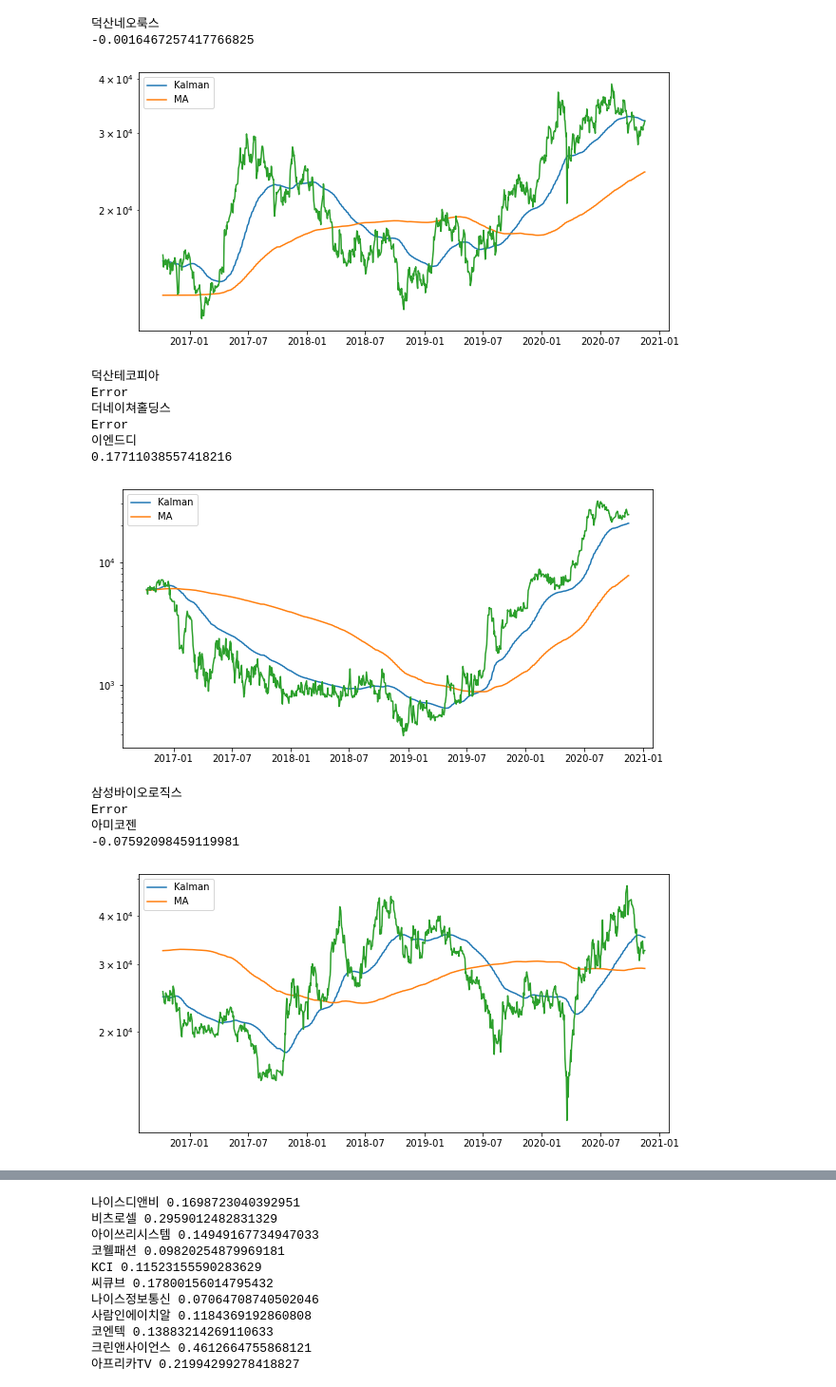
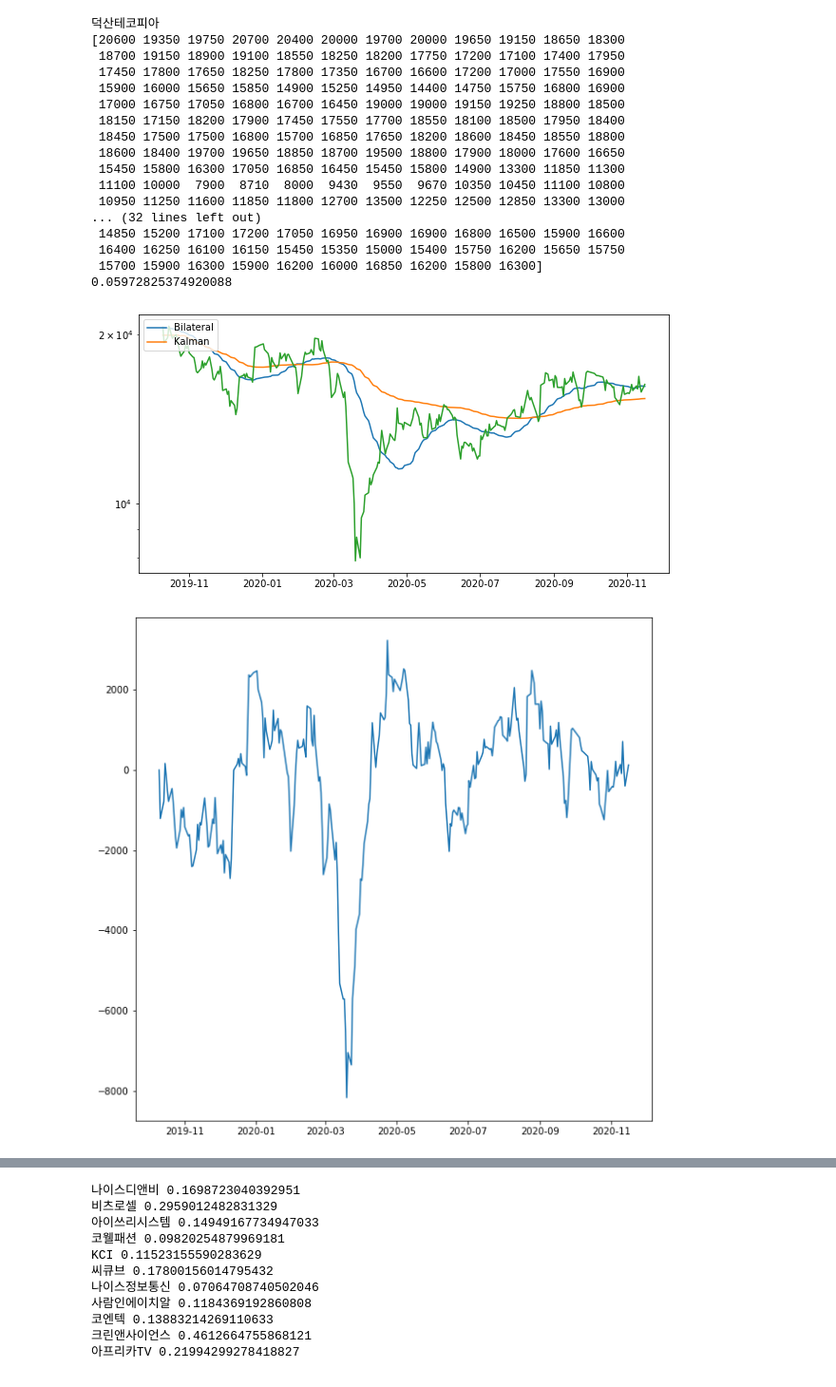
Before and after one commit to treelog/project-1, a Jupyter notebook: Untitled.ipynb, the cells around one changed output, grey strips where cells are left out. Shown at 95% size. Drawn from its saved outputs; the diff is of its cells as text; code cells hidden in the pictures.

Commit message:
error correction

```diff
--- a/Untitled.ipynb
+++ b/Untitled.ipynb
@@ -15,8 +15,13 @@ def draw(name, good_list, bad_list, country = 'kr', start_date='20130201', end_d
 
     p = l[start_index:]
 
+    mean_p = np.mean(np.array(p))
+    bilateral = BilateralFilter(61, sigma_d=mean_p//3, sigma_i=mean_p, n_iter=1)
     kalman = Kalman(Q=0.001)
     kal = ma(kalman(p), 0, k=10)
+    bil = bilateral.fit_transform(np.array(p))
+    #print(bil)
+    #print(p)
     ma_480 = ma(l, start_index, k=480)
     ma_240 = ma(l, start_index, k=240)
     ma_60 = ma(l, start_index, k=60)
@@ -33,8 +38,9 @@ def draw(name, good_list, bad_list, country = 'kr', start_date='20130201', end_d
     dr = ma(derivative(ma_240),0, k=60)
     dr = derivative_abs(dr)
     plt.figure(figsize=(10,5))
+    plt.plot(x, bil, label='Bilateral')
     plt.plot(x, kal, label='Kalman')
-    plt.plot(x, ma_480, label='MA')
+    #plt.plot(x, ma_480, label='MA')
     #plt.plot(x, ma_240)
     plt.plot(x, p)
     #plt.plot(x, ma_20, label='MA')
@@ -44,40 +50,44 @@ def draw(name, good_list, bad_list, country = 'kr', start_date='20130201', end_d
         plt.axvline(x=good, color='b', linestyle=':', linewidth=1)
     plt.yscale('log')
     plt.legend(loc='upper left')
+    #plt.show()
+    plt.figure(figsize=(10,10))
+    plt.plot(x, p-bil)
+    #plt.plot(x, np.zeros(len(dr)))
+    p#lt.yscale('log')
     plt.show()
-    #plt.figure(figsize=(10,10))
-    #plt.plot(x, dr)
-    #plt.plot(x, np.zeros(len(dr)))
-    #plt.yscale('log')
-    #plt.show()
 # %%
 stock_list = list(pd.read_csv('stock_list_kr.csv')['stock_name'])
 stock_list = [s.split(':')[1] for s in stock_list]
-#stock_list = ['051910', '035900']
-start_date='20161010'
+stock_list = ['317330']
+start_date='20191010'
 end_date='20201116'
-for name in stock_list[-10:]:
+for name in stock_list[0:10]:
     try:
         print(stock.get_market_ticker_name(name))
         #good_list, bad_list = function.backtest(name, date(int(start_date[:4]),int(start_date[4:6]),int(start_date[6:8])),
         #                                        date(int(end_date[:4]),int(end_date[4:6]),int(end_date[6:8])), country='kr')
         draw(name, [],[], 'kr', start_date, end_date)
         #draw(name, good_list, bad_list, 'kr', start_date, end_date)
     except:
         print('Error')
 # %% [output]
-덕산네오룩스
--0.0016467257417766825
+덕산테코피아
+[20600 19350 19750 20700 20400 20000 19700 20000 19650 19150 18650 18300
+ 18700 19150 18900 19100 18550 18250 18200 17750 17200 17100 17400 17950
+ 17450 17800 17650 18250 17800 17350 16700 16600 17200 17000 17550 16900
+ 15900 16000 15650 15850 14900 15250 14950 14400 14750 15750 16800 16900
+ 17000 16750 17050 16800 16700 16450 19000 19000 19150 19250 18800 18500
+ 18150 17150 18200 17900 17450 17550 17700 18550 18100 18500 17950 18400
+ 18450 17500 17500 16800 15700 16850 17650 18200 18600 18450 18550 18800
+ 18600 18400 19700 19650 18850 18700 19500 18800 17900 18000 17600 16650
+ 15450 15800 16300 17050 16850 16450 15450 15800 14900 13300 11850 11300
+ 11100 10000  7900  8710  8000  9430  9550  9670 10350 10450 11100 10800
+ 10950 11250 11600 11850 11800 12700 13500 12250 12500 12850 13300 13000
+... (32 lines left out)
+ 14850 15200 17100 17200 17050 16950 16900 16900 16800 16500 15900 16600
+ 16400 16250 16100 16150 15450 15350 15000 15400 15750 16200 15650 15750
+ 15700 15900 16300 15900 16200 16000 16850 16200 15800 16300]
+0.05972825374920088
-[figure, old version]
+[figure, new version]
-덕산테코피아
-Error
-더네이쳐홀딩스
-Error
-이엔드디
-0.17711038557418216
-[figure, old version]
+[figure, new version]
-삼성바이오로직스
-Error
-아미코젠
--0.07592098459119981
-[figure, removed]
```
Also changed, not shown: parts of 3 cells of this notebook, 2 other files.
